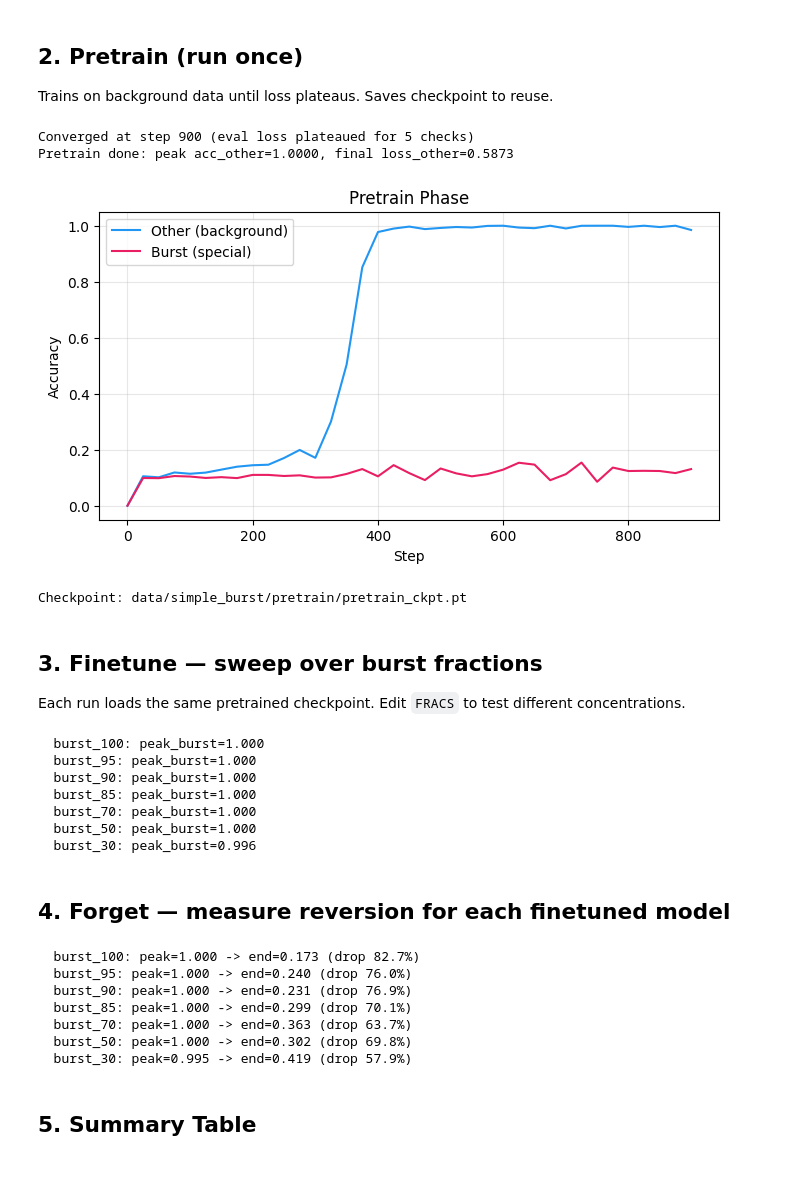
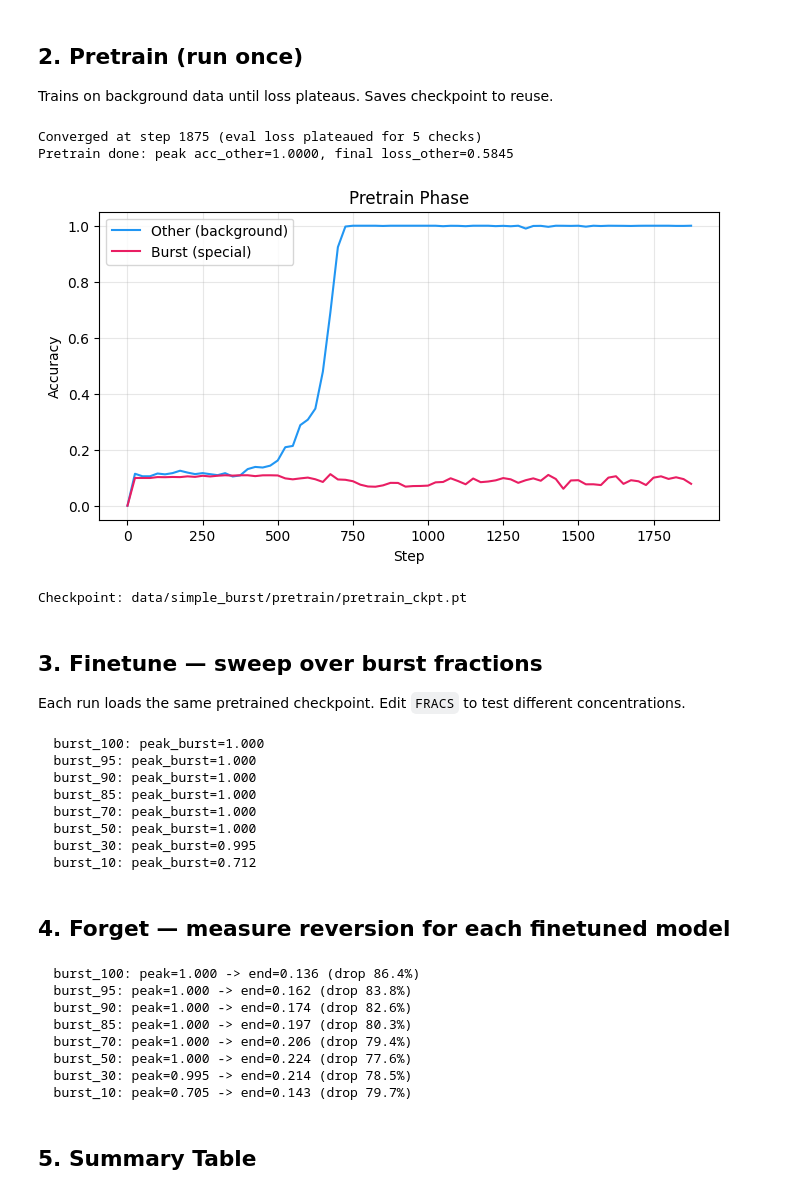
Before and after one commit to ipdimitrov/compositional_capabilities_burst, a Jupyter notebook: notebooks/burst_simple.ipynb, the cells around one changed output. Cells and saved outputs as stored; diff of their text form; code cells hidden in the pictures.

```diff
--- a/notebooks/burst_simple.ipynb
+++ b/notebooks/burst_simple.ipynb
@@ -28,7 +28,8 @@ SEED = 42  # change this to vary experiments
 
 One call, reuse across all phases. Adjust `depth`, `burst_pos`, `n_a` to change task complexity.
 # %%
-data = make_data(depth=3, burst_pos=3, n_a=4, seed=SEED)
+data = make_data(depth=3, burst_pos=3, n_a=4, n_burst=4,
+                 identity_burst_slot=False, seed=SEED)
 print(f"Vocab: {data['vocab_size']}, Context: {data['context_size']}, Prompt: {data['prompt_len']}")
 print(f"Other tasks: {data['task_info']['n_other_tasks']}, Burst tasks: {data['task_info']['n_burst_tasks']}")
 # %% [output]
@@ -45,14 +46,14 @@ plt.show()
 
 Trains on background data until loss plateaus. Saves checkpoint to reuse.
 # %%
-pt = pretrain(data, f"{OUT}/pretrain", seed=SEED)
+pt = pretrain(data, f"{OUT}/pretrain", seed=SEED, lr=1e-4)
 report.plot_pretrain(pt)
 plt.show()
 print(f"Checkpoint: {pt['ckpt_path']}")
 # %% [output]
-Converged at step 900 (eval loss plateaued for 5 checks)
-Pretrain done: peak acc_other=1.0000, final loss_other=0.5873
+Converged at step 1875 (eval loss plateaued for 5 checks)
+Pretrain done: peak acc_other=1.0000, final loss_other=0.5845
-[figure, old version]
+[figure, new version]
 Checkpoint: data/simple_burst/pretrain/pretrain_ckpt.pt
 # %% [markdown]
 ## 3. Finetune — sweep over burst fractions
@@ -65,7 +66,7 @@ from simple.finetune import _finetune_worker
 FRACS = [1.0, 0.95, 0.9, 0.85, 0.7, 0.5, 0.3]
 
 jobs = [dict(data=data, pretrain_ckpt=pt["ckpt_path"], out_dir=f"{OUT}/finetune",
-             burst_frac=frac, steps=1500, lr=5e-5, seed=SEED, quiet=True)
+             burst_frac=frac, steps=1000, lr=5e-5, seed=SEED, quiet=True)
         for frac in FRACS]
 
 ctx = mp.get_context("spawn")
@@ -81,14 +82,15 @@ for r in ft_results:
   burst_85: peak_burst=1.000
   burst_70: peak_burst=1.000
   burst_50: peak_burst=1.000
-  burst_30: peak_burst=0.996
+  burst_30: peak_burst=0.995
+  burst_10: peak_burst=0.712
 # %% [markdown]
 ## 4. Forget — measure reversion for each finetuned model
 # %%
 from simple.forget import _forget_worker
 
 jobs = [dict(data=data, finetune_ckpt=ft["ckpt_path"], out_dir=f"{OUT}/forget",
-             pretrain_ckpt=pt["ckpt_path"], steps=800, lr=1e-4, seed=SEED, quiet=True)
+             pretrain_ckpt=pt["ckpt_path"], steps=1000, lr=1e-4, seed=SEED, quiet=True)
         for ft in ft_results]
 
 with ctx.Pool(len(ft_results)) as pool:
@@ -98,13 +100,14 @@ for r in fg_results:
     print(f"  {r['tag']}: peak={r['peak_burst']:.3f} -> end={r['end_burst_acc']:.3f} "
           f"(drop {r['dropoff_pct']:.1f}%)")
 # %% [output]
-  burst_100: peak=1.000 -> end=0.173 (drop 82.7%)
-  burst_95: peak=1.000 -> end=0.240 (drop 76.0%)
-  burst_90: peak=1.000 -> end=0.231 (drop 76.9%)
-  burst_85: peak=1.000 -> end=0.299 (drop 70.1%)
-  burst_70: peak=1.000 -> end=0.363 (drop 63.7%)
-  burst_50: peak=1.000 -> end=0.302 (drop 69.8%)
-  burst_30: peak=0.995 -> end=0.419 (drop 57.9%)
+  burst_100: peak=1.000 -> end=0.136 (drop 86.4%)
+  burst_95: peak=1.000 -> end=0.162 (drop 83.8%)
+  burst_90: peak=1.000 -> end=0.174 (drop 82.6%)
+  burst_85: peak=1.000 -> end=0.197 (drop 80.3%)
+  burst_70: peak=1.000 -> end=0.206 (drop 79.4%)
+  burst_50: peak=1.000 -> end=0.224 (drop 77.6%)
+  burst_30: peak=0.995 -> end=0.214 (drop 78.5%)
+  burst_10: peak=0.705 -> end=0.143 (drop 79.7%)
 # %% [markdown]
 ## 5. Summary Table
 # %%
```
Also changed, not shown: parts of 6 cells of this notebook, 6 other files.
